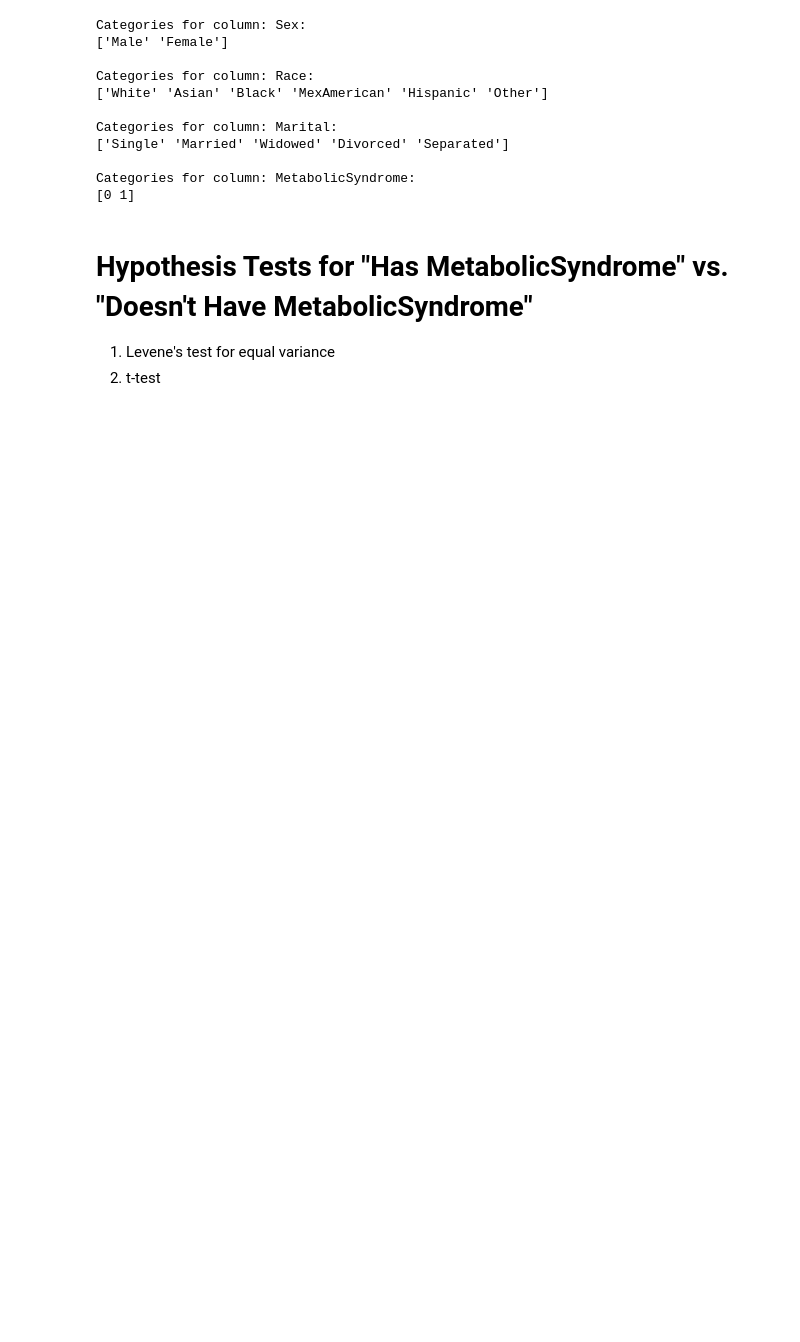
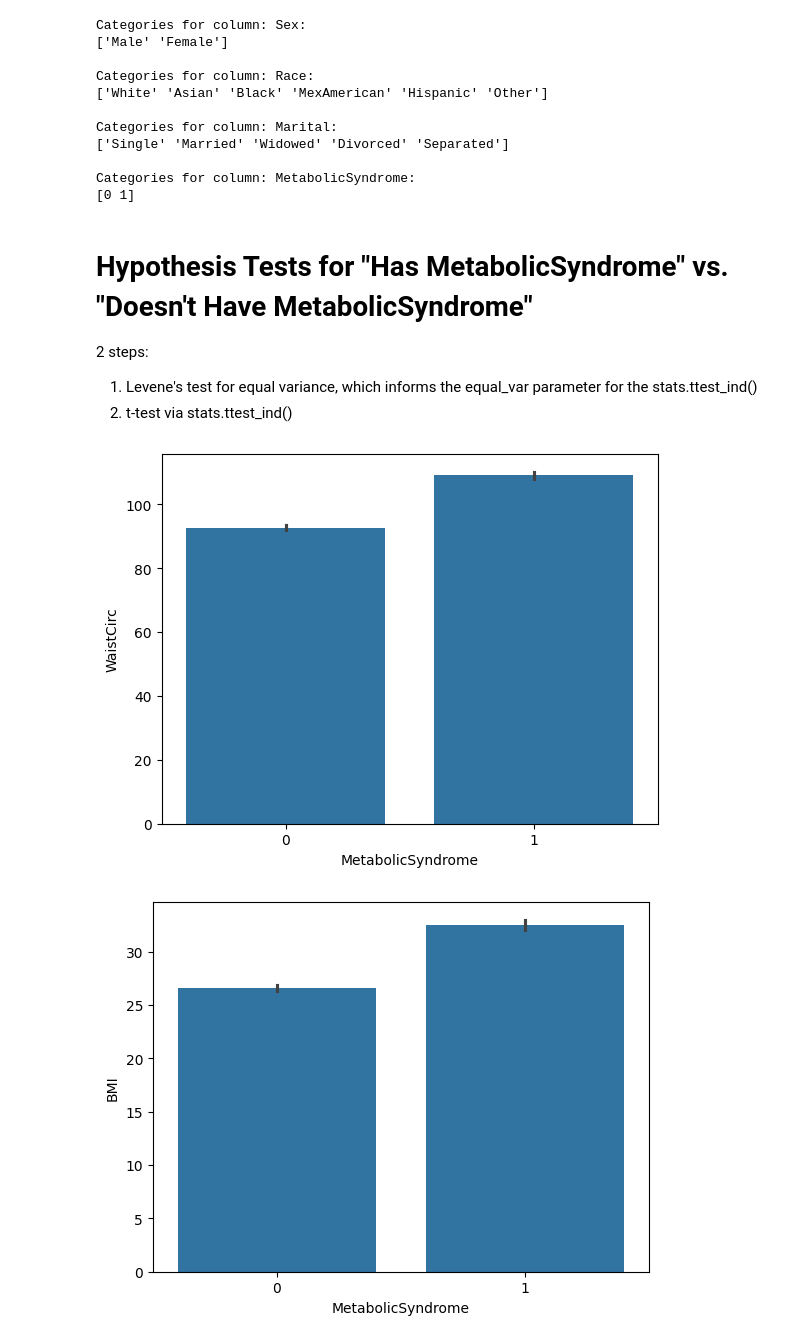
Before and after one commit to eekom-research/Lighthouse-Midterm-Project, a Jupyter notebook: notebook/hypothesis_testing.ipynb, the cells around one changed output. Drawn from its saved outputs; the diff is of its cells as text; code cells hidden in the pictures; blank space fills up the shorter version.

```diff
--- a/notebook/hypothesis_testing.ipynb
+++ b/notebook/hypothesis_testing.ipynb
@@ -44,5 +52,6 @@ Categories for column: MetabolicSyndrome:
 # %% [markdown]
 # Hypothesis Tests for "Has MetabolicSyndrome" vs. "Doesn't Have MetabolicSyndrome"
 
-1. Levene's test for equal variance
-2. t-test
+2 steps:
+1. Levene's test for equal variance, which informs the equal_var parameter for the stats.ttest_ind()
+2. t-test via stats.ttest_ind()
@@ -48,0 +61,8 @@ Categories for column: MetabolicSyndrome:
+# %%
+# Show barplot of Dimension Means on 'Metabolic Syndrome' categories:
+for dimension in dimensions:
+    sns.barplot(data=df_impute, x='MetabolicSyndrome', y=dimension)
+    plt.show()
+# %% [output]
+[figure, added]
+[figure, added]
```
Also changed, not shown: parts of 29 cells of this notebook.
